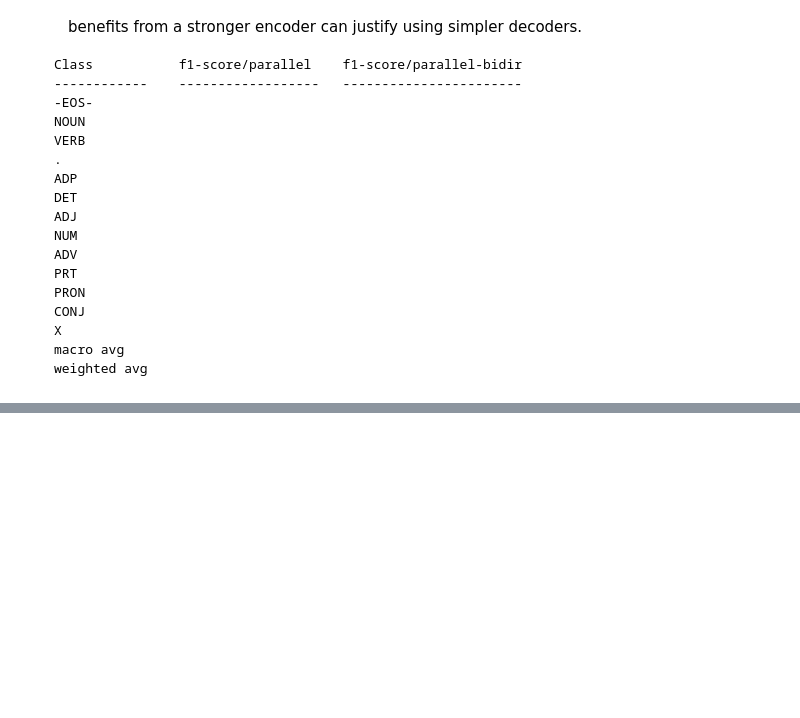
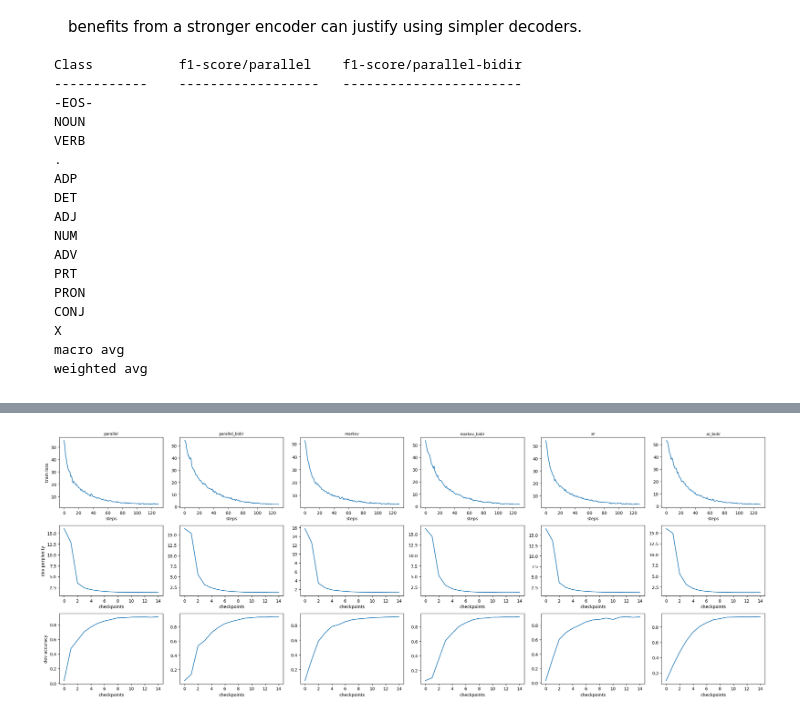
Before and after one commit to DiederickVanDerSlot/Natural-Language-Processing, a Jupyter notebook: T5.ipynb, the cells around one changed output, grey strips where cells are left out. Cells and saved outputs as stored; diff of their text form; code cells hidden in the pictures; blank space fills up the shorter version.

Commit message:
Final exercises done

```diff
--- a/T5.ipynb
+++ b/T5.ipynb
@@ -2322,15 +2435,14 @@ class AutoregressiveDecoder(Decoder):
         self.tag_embed_dim = tag_embed_dim
         self.cell_size = cell_size
 
-        # **EXERCISES**
         # 1. Construct an embedding layer for tags
-        self._tag_embed = None
+        self._tag_embed = nn.Embedding(len(tag_vocab), tag_embed_dim)
         # 2. Construct an LSTM to be used in decoding mode
-        self._rnn = None
+        self._rnn = nn.LSTM(tag_embed_dim, cell_size, batch_first=True)
 
     def device(self):
         """Torch device where the decoder is stored"""
-        raise self._tag_embed.weight.device
+        return self._tag_embed.weight.device
 
     def forward(self, y_in):
         """
@@ -2344,6 +2456,11 @@ class AutoregressiveDecoder(Decoder):
         :return: a tensor representing all complete histories
             [batch_size, max_length, output_dim]
         """
-        # **EXERCISE**
-        # 3. Compute and return the LSTM representation of the histories
-        raise NotImplementedError("Implement me!")
+        # [batch_size, max_length, tag_embed_dim]
+        e = self._tag_embed(y_in)
+
+        # Run through LSTM, output contains all hidden states
+        # [batch_size, max_length, cell_size]
+        output, _ = self._rnn(e)
+
+        return output
@@ -2776,0 +3030,26 @@ weighted avg
+# %%
+fig, axes = plt.subplots(3, 6, figsize=(24, 9))
+model_names = ["parallel", "parallel_bidir", "markov", "markov_bidir", "ar", "ar_bidir"]
+
+for col, name in enumerate(model_names):
+    log = logs[name]
+    axes[0, col].plot(log["loss"])
+    axes[0, col].set_title(name, fontsize=9)
+    axes[0, col].set_xlabel("steps")
+    if col == 0:
+        axes[0, col].set_ylabel("train loss")
+
+    axes[1, col].plot(log["ppl"])
+    axes[1, col].set_xlabel("checkpoints")
+    if col == 0:
+        axes[1, col].set_ylabel("dev perplexity")
+
+    axes[2, col].plot(log["acc"])
+    axes[2, col].set_xlabel("checkpoints")
+    if col == 0:
+        axes[2, col].set_ylabel("dev accuracy")
+
+fig.tight_layout()
+plt.show()
+# %% [output]
+[figure, added]
```
Also changed, not shown: parts of 29 cells of this notebook.
